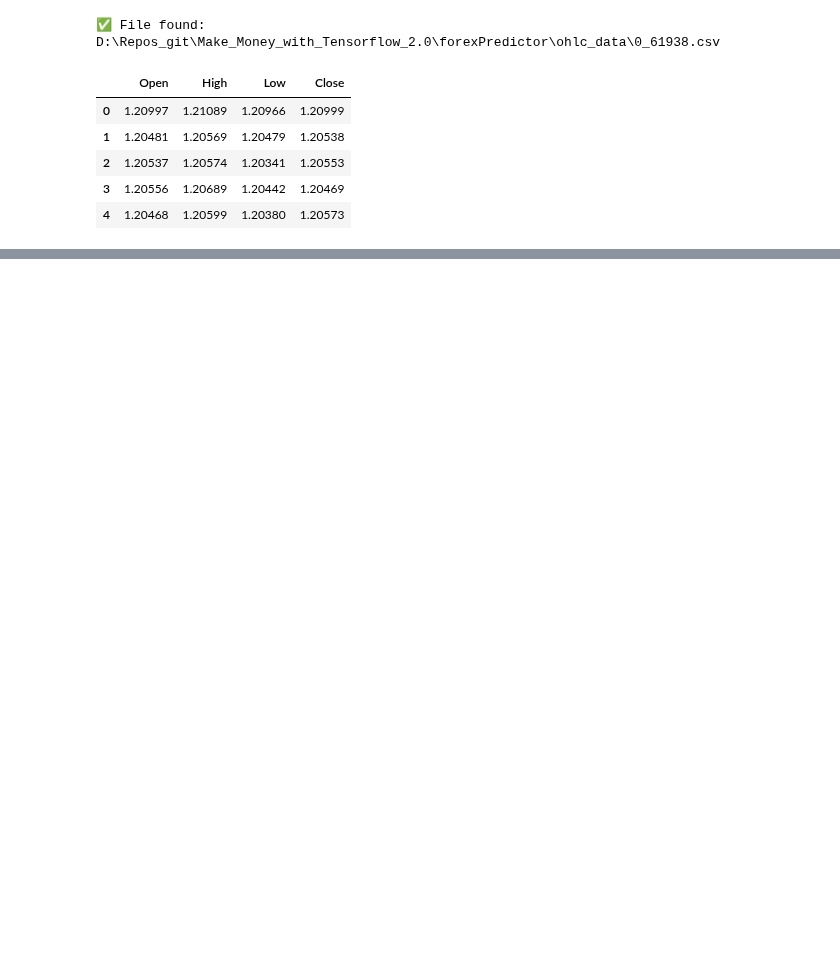
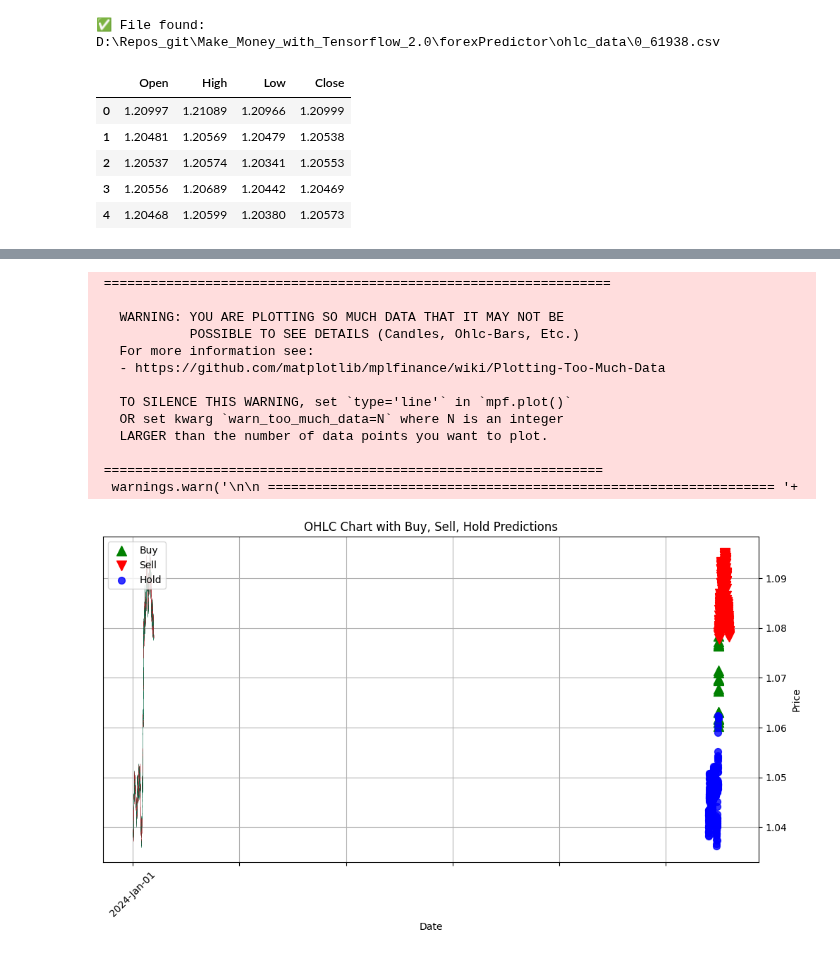
Before and after one commit to Iftekhar-mobin/Make_Money_with_Tensorflow_2.0, a Jupyter notebook: forexPredictor/signal_labeling/Kmean cluster, feature extractor Encoder, LSTM classifier.ipynb, the cells around one changed output, grey strips where cells are left out. Cells and saved outputs as stored; diff of their text form; code cells hidden in the pictures; blank space fills up the shorter version.

```diff
--- a/forexPredictor/signal_labeling/Kmean cluster, feature extractor Encoder, LSTM classifier.ipynb
+++ b/forexPredictor/signal_labeling/Kmean cluster, feature extractor Encoder, LSTM classifier.ipynb
@@ -119,0 +228,59 @@ Epoch 2/20
+# %%
+import numpy as np
+import pandas as pd
+import matplotlib.pyplot as plt
+import mplfinance as mpf
+
+# Load predicted dataset
+df = pd.read_csv("predicted_results.csv")
+
+# Create a synthetic date range (assuming one entry per time step)
+df["Date"] = pd.date_range(start="2024-01-01", periods=len(df), freq="D")  # Adjust the start date as needed
+df.set_index("Date", inplace=True)  # Set Date as index
+
+# Define colors for Buy, Sell, Hold
+color_map = {"Buy": "green", "Sell": "red", "Hold": "blue"}
+
+# Extract positions for Buy, Sell, Hold markers
+buy_signals = df[df["Prediction"] == "Buy"]
+sell_signals = df[df["Prediction"] == "Sell"]
+hold_signals = df[df["Prediction"] == "Hold"]
+
+# Convert dataframe to required format for mplfinance
+ohlc_df = df[['Open', 'High', 'Low', 'Close']]
+
+# Plot OHLC Candlestick Chart with Predictions
+fig, ax = plt.subplots(figsize=(12, 6))
+
+# Plot candlestick chart using Date as the time axis
+mpf.plot(ohlc_df, type="candle", style="charles", ax=ax)
+
+# Add markers for Buy, Sell, Hold
+ax.scatter(buy_signals.index, buy_signals["Close"], color="green", label="Buy", marker="^", alpha=1, s=100)
+ax.scatter(sell_signals.index, sell_signals["Close"], color="red", label="Sell", marker="v", alpha=1, s=100)
+ax.scatter(hold_signals.index, hold_signals["Close"], color="blue", label="Hold", marker="o", alpha=0.8, s=50)
+
+# Labels and legend
+plt.title("OHLC Chart with Buy, Sell, Hold Predictions")
+plt.xlabel("Date")
+plt.ylabel("Price")
+plt.legend()
+plt.grid()
+
+# Show plot
+plt.show()
+# %% [output]
+ =================================================================
+
+   WARNING: YOU ARE PLOTTING SO MUCH DATA THAT IT MAY NOT BE
+            POSSIBLE TO SEE DETAILS (Candles, Ohlc-Bars, Etc.)
+   For more information see:
+   - https://github.com/matplotlib/mplfinance/wiki/Plotting-Too-Much-Data
+
+   TO SILENCE THIS WARNING, set `type='line'` in `mpf.plot()`
+   OR set kwarg `warn_too_much_data=N` where N is an integer
+   LARGER than the number of data points you want to plot.
+
+ ================================================================
+  warnings.warn('\n\n ================================================================= '+
+[figure, added]
```
Also changed, not shown: parts of 11 cells of this notebook.
